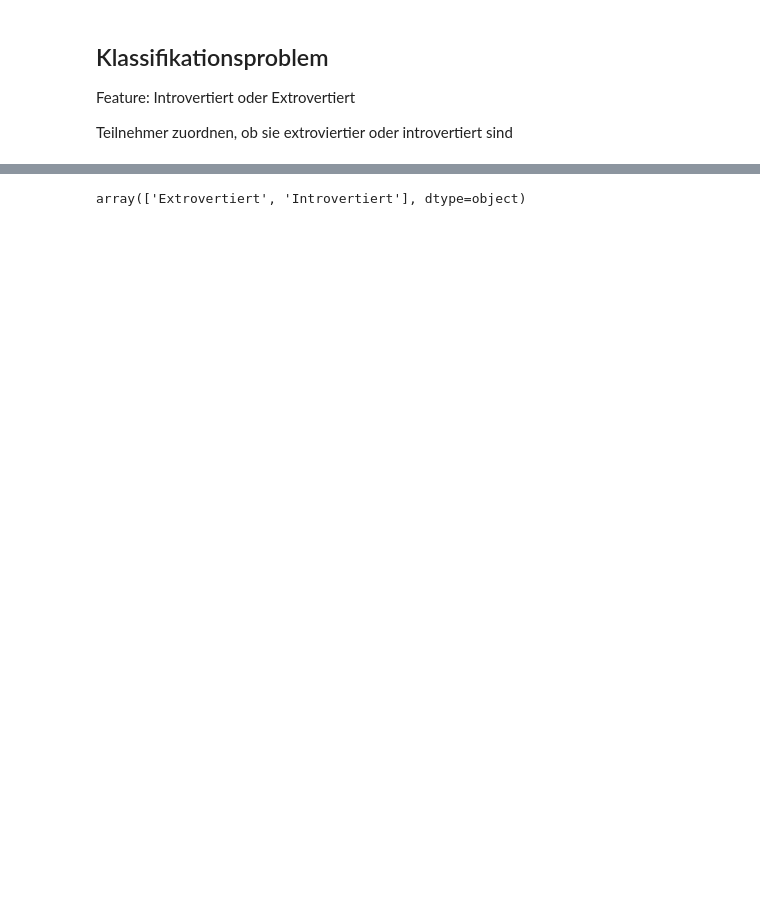
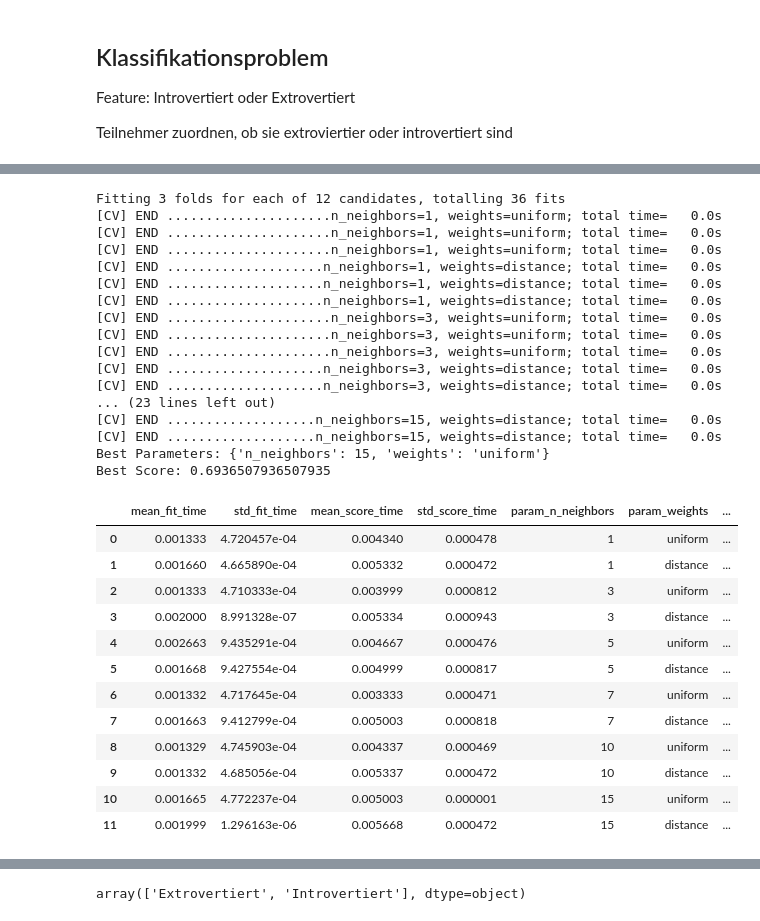
Before and after one commit to JulianCatnip/StudentMatcher, a Jupyter notebook: 05_MachineLearning.ipynb, the cells around one changed output, grey strips where cells are left out. Saved outputs shown, nothing was run; the diff lists cells and outputs as text; code cells hidden in the pictures; blank space fills up the shorter version.

```diff
--- a/05_MachineLearning.ipynb
+++ b/05_MachineLearning.ipynb
@@ -35,3 +69,6 @@ data["Introvertiert_Extrovertiert"]
 60    3
 61    2
 Name: Introvertiert_Extrovertiert, Length: 62, dtype: int64
+# %%
+data_num = data.select_dtypes(include='number')
+data_num.columns
@@ -59,6 +133,8 @@ Teilnehmer zuordnen, ob sie extroviertier oder introvertiert sind
 # %%
-x = data.select_dtypes(include='number') # Nur Feature mit Zahlenwerten verwenden
-y = data["Introvertiert_oder_Extrovertiert"]
+X = data_num.copy() # Nur Feature mit Zahlenwerten verwenden
+X = X.drop(["Introvertiert_Extrovertiert"], axis=1)
 
-x.shape, y.shape
+y = data.copy()["Introvertiert_oder_Extrovertiert"]
+
+X.shape, y.shape
 # %% [output]
@@ -75,0 +162,54 @@ x.head()
+# %%
+#Grid Search for best hyperparameters
+
+kneighbors_classifier = KNeighborsClassifier()
+grid = GridSearchCV(estimator=kneighbors_classifier,
+                   param_grid={
+                       'n_neighbors': [1, 3, 5, 7, 10, 15],
+                       'weights': ['uniform', 'distance']
+                   },
+                   cv=3,
+                    refit="MAE",
+                   verbose=2)
+
+scaler = StandardScaler().fit(X)
+X_train_class_scaled = pd.DataFrame(scaler.transform(X), columns=X.columns)
+
+X_train_class_scaled_np = X_train_class_scaled.to_numpy()
+
+grid.fit(X_train_class_scaled_np, y)
+print("Best Parameters:", grid.best_params_)
+print("Best Score:", grid.best_score_)
+pd.DataFrame(grid.cv_results_)
+#15 uniform
+# %% [output]
+Fitting 3 folds for each of 12 candidates, totalling 36 fits
+[CV] END .....................n_neighbors=1, weights=uniform; total time=   0.0s
+[CV] END .....................n_neighbors=1, weights=uniform; total time=   0.0s
+[CV] END .....................n_neighbors=1, weights=uniform; total time=   0.0s
+[CV] END ....................n_neighbors=1, weights=distance; total time=   0.0s
+[CV] END ....................n_neighbors=1, weights=distance; total time=   0.0s
+[CV] END ....................n_neighbors=1, weights=distance; total time=   0.0s
+[CV] END .....................n_neighbors=3, weights=uniform; total time=   0.0s
+[CV] END .....................n_neighbors=3, weights=uniform; total time=   0.0s
+[CV] END .....................n_neighbors=3, weights=uniform; total time=   0.0s
+[CV] END ....................n_neighbors=3, weights=distance; total time=   0.0s
+[CV] END ....................n_neighbors=3, weights=distance; total time=   0.0s
+... (23 lines left out)
+[CV] END ...................n_neighbors=15, weights=distance; total time=   0.0s
+[CV] END ...................n_neighbors=15, weights=distance; total time=   0.0s
+Best Parameters: {'n_neighbors': 15, 'weights': 'uniform'}
+Best Score: 0.6936507936507935
+|  | mean_fit_time | std_fit_time | mean_score_time | std_score_time | param_n_neighbors | param_weights | ... |
+| 0 | 0.001333 | 4.720457e-04 | 0.004340 | 0.000478 | 1 | uniform | ... |
+| 1 | 0.001660 | 4.665890e-04 | 0.005332 | 0.000472 | 1 | distance | ... |
+| 2 | 0.001333 | 4.710333e-04 | 0.003999 | 0.000812 | 3 | uniform | ... |
+| 3 | 0.002000 | 8.991328e-07 | 0.005334 | 0.000943 | 3 | distance | ... |
+| 4 | 0.002663 | 9.435291e-04 | 0.004667 | 0.000476 | 5 | uniform | ... |
+| 5 | 0.001668 | 9.427554e-04 | 0.004999 | 0.000817 | 5 | distance | ... |
+| 6 | 0.001332 | 4.717645e-04 | 0.003333 | 0.000471 | 7 | uniform | ... |
+| 7 | 0.001663 | 9.412799e-04 | 0.005003 | 0.000818 | 7 | distance | ... |
+| 8 | 0.001329 | 4.745903e-04 | 0.004337 | 0.000469 | 10 | uniform | ... |
+| 9 | 0.001332 | 4.685056e-04 | 0.005337 | 0.000472 | 10 | distance | ... |
+| 10 | 0.001665 | 4.772237e-04 | 0.005003 | 0.000001 | 15 | uniform | ... |
+| 11 | 0.001999 | 1.296163e-06 | 0.005668 | 0.000472 | 15 | distance | ... |
```
Also changed, not shown: parts of 27 cells of this notebook.
